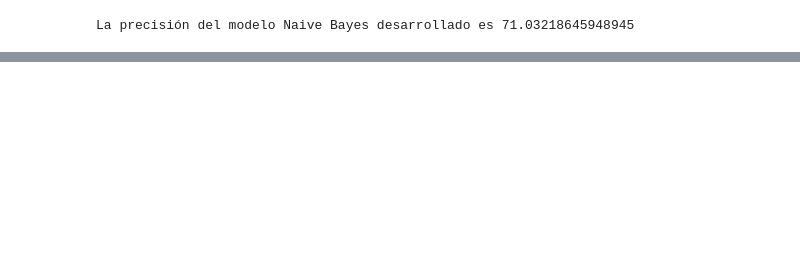
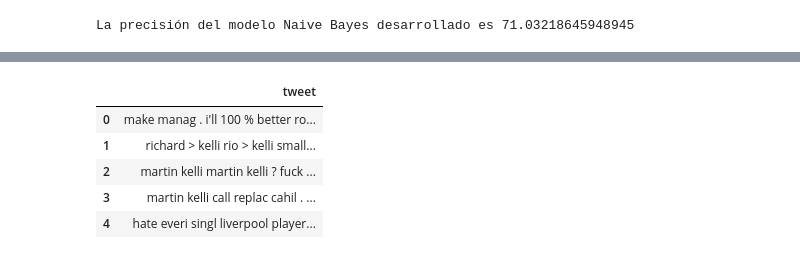
Before and after one commit to CarmenGiles/BAG_2023-24, a Jupyter notebook: Manchine Learning/examen_BAG/Examen_BAG_CarmenGilesFloriano.ipynb, the cells around one changed output, grey strips where cells are left out. Drawn from its saved outputs; the diff is of its cells as text; code cells hidden in the pictures; blank space fills up the shorter version.

```diff
--- a/Manchine Learning/examen_BAG/Examen_BAG_CarmenGilesFloriano.ipynb
+++ b/Manchine Learning/examen_BAG/Examen_BAG_CarmenGilesFloriano.ipynb
@@ -390,0 +419,5 @@ La precisión del modelo Naive Bayes desarrollado es 71.03218645948945
+# %%
+hater=hater_prev.drop("None", axis=1)
+hater=limpiar_texto(hater)
+hater.head(5)
+# %% [output]
@@ -390,0 +427,6 @@ La precisión del modelo Naive Bayes desarrollado es 71.03218645948945
+|  | tweet |
+| 0 | make manag . i'll 100 % better ro... |
+| 1 | richard > kelli rio > kelli small... |
+| 2 | martin kelli martin kelli ? fuck ... |
+| 3 | martin kelli call replac cahil . ... |
+| 4 | hate everi singl liverpool player... |
```
Also changed, not shown: parts of 21 cells of this notebook, 2 other files.
